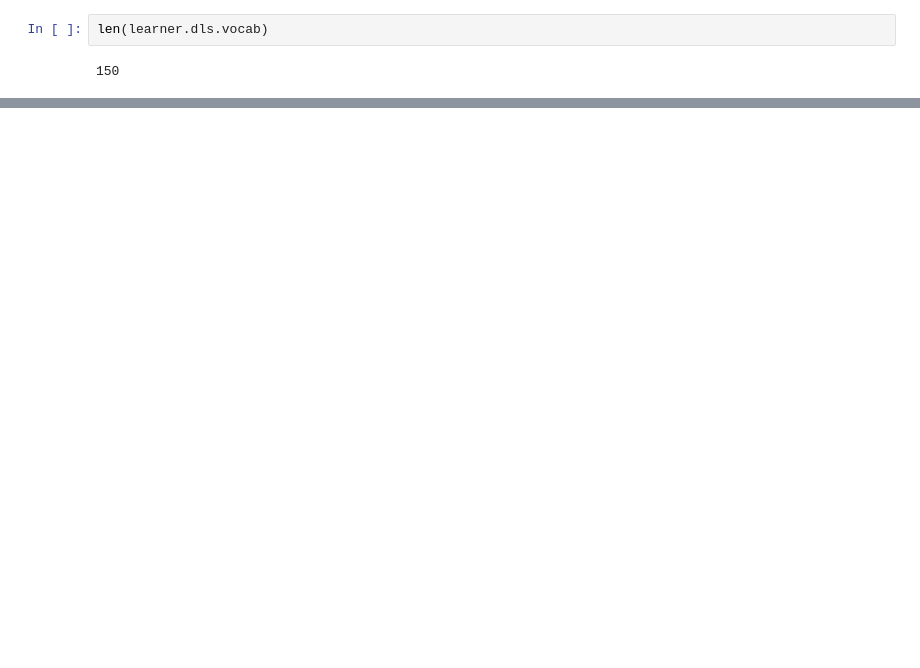
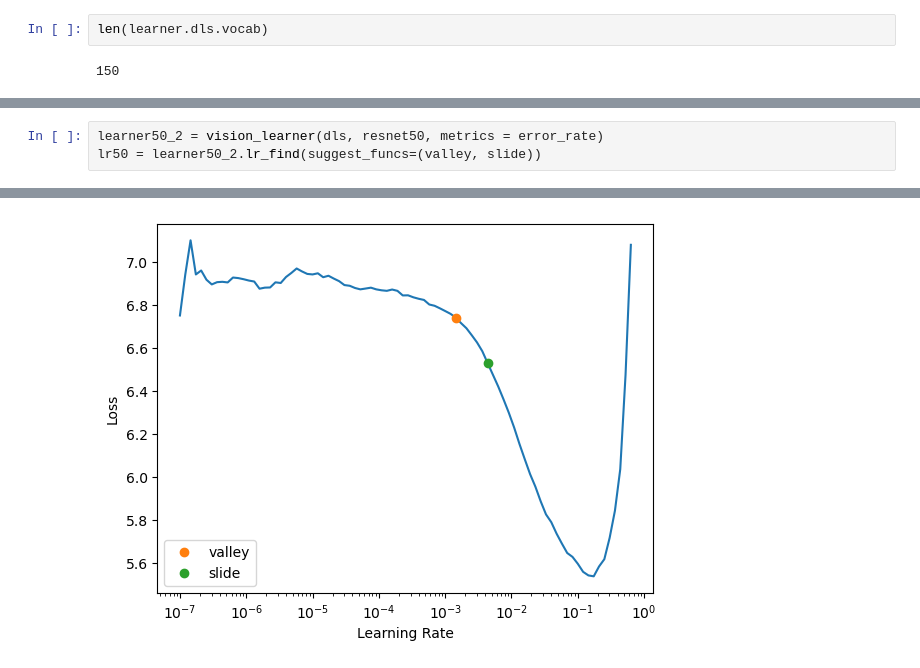
Before and after one commit to AgastyaPatel/FastAI-course, a Jupyter notebook: self-implementation/03-pokemon-classifier/Pokemon-Classifier.ipynb, the cells around one changed output, grey strips where cells are left out. Cells and saved outputs as stored; diff of their text form; blank space fills up the shorter version.

```diff
--- a/self-implementation/03-pokemon-classifier/Pokemon-Classifier.ipynb
+++ b/self-implementation/03-pokemon-classifier/Pokemon-Classifier.ipynb
@@ -242,0 +260,4 @@ len(learner.dls.vocab)
+# %%
+learner50_2 = vision_learner(dls, resnet50, metrics = error_rate)
+lr50 = learner50_2.lr_find(suggest_funcs=(valley, slide))
+# %% [output]
@@ -242,0 +265 @@ len(learner.dls.vocab)
+[figure, added]
```
Also changed, not shown: parts of 5 cells of this notebook.
